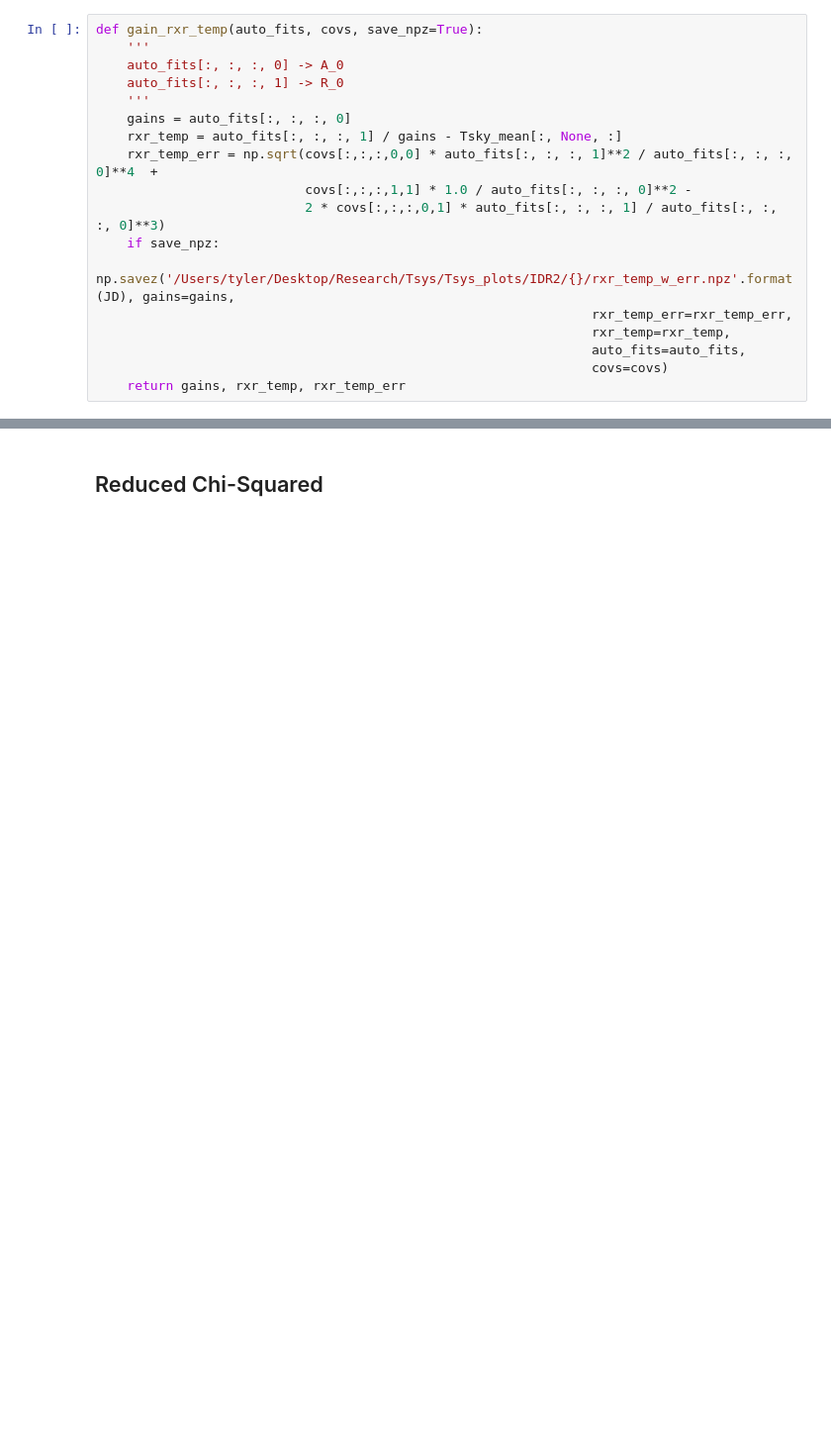
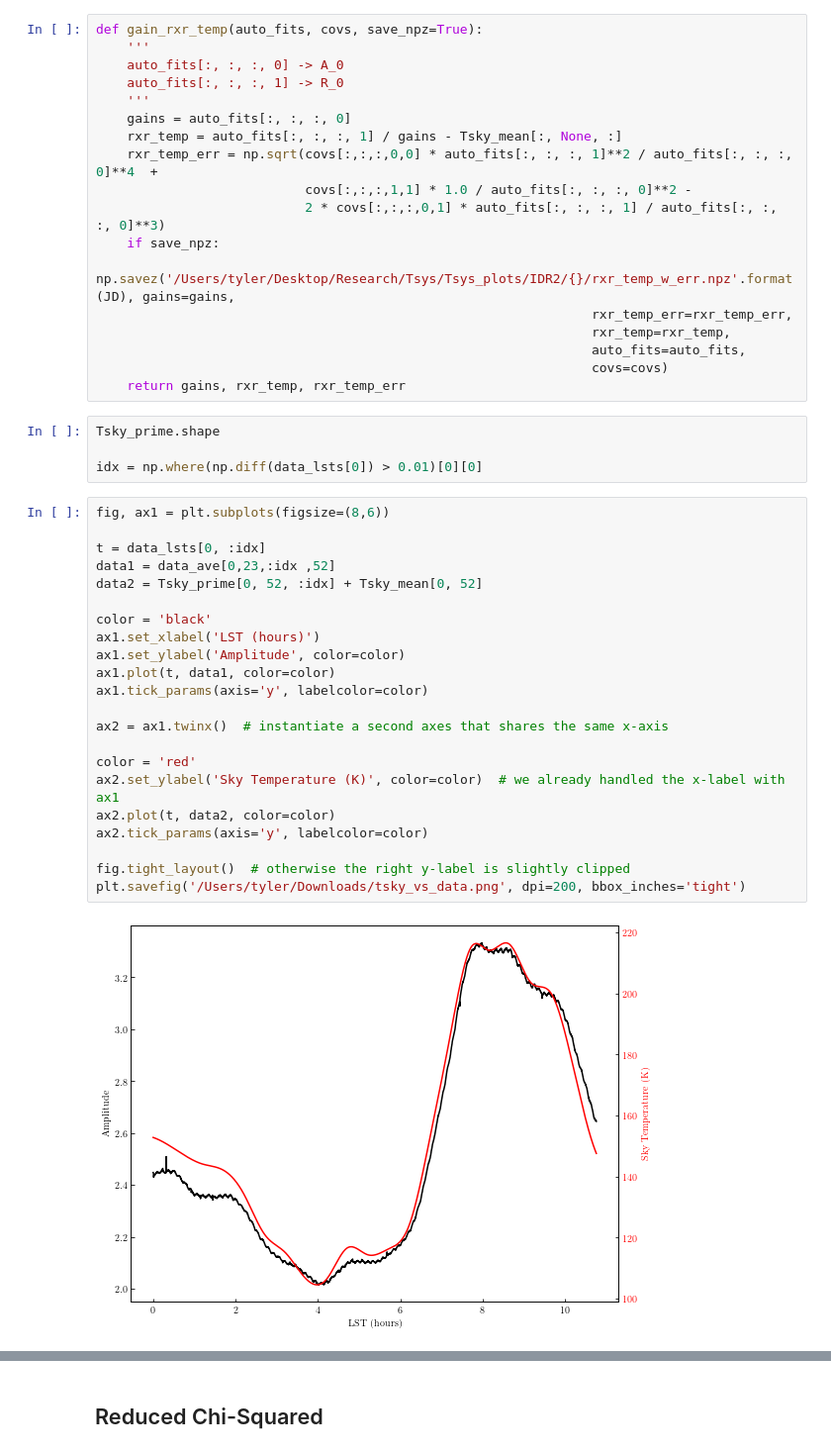
Before and after one commit to tyler-a-cox/HERA_Tsys, a Jupyter notebook: notebooks/HERA_Tsys_goodness_of_fit.ipynb, the cells around one changed output, grey strips where cells are left out. Shown at 99% size. Drawn from its saved outputs; the diff is of its cells as text; blank space fills up the shorter version.

```diff
--- a/notebooks/HERA_Tsys_goodness_of_fit.ipynb
+++ b/notebooks/HERA_Tsys_goodness_of_fit.ipynb
@@ -77,4 +77,32 @@ def gain_rxr_temp(auto_fits, covs, save_npz=True):
                                                                 auto_fits=auto_fits,
                                                                 covs=covs)
     return gains, rxr_temp, rxr_temp_err
+# %%
+Tsky_prime.shape
+
+idx = np.where(np.diff(data_lsts[0]) > 0.01)[0][0]
+# %%
+fig, ax1 = plt.subplots(figsize=(8,6))
+
+t = data_lsts[0, :idx]
+data1 = data_ave[0,23,:idx ,52]
+data2 = Tsky_prime[0, 52, :idx] + Tsky_mean[0, 52]
+
+color = 'black'
+ax1.set_xlabel('LST (hours)')
+ax1.set_ylabel('Amplitude', color=color)
+ax1.plot(t, data1, color=color)
+ax1.tick_params(axis='y', labelcolor=color)
+
+ax2 = ax1.twinx()  # instantiate a second axes that shares the same x-axis
+
+color = 'red'
+ax2.set_ylabel('Sky Temperature (K)', color=color)  # we already handled the x-label with ax1
+ax2.plot(t, data2, color=color)
+ax2.tick_params(axis='y', labelcolor=color)
+
+fig.tight_layout()  # otherwise the right y-label is slightly clipped
+plt.savefig('/Users/tyler/Downloads/tsky_vs_data.png', dpi=200, bbox_inches='tight')
+# %% [output]
+[figure, added]
 # %%
```
Also changed, not shown: parts of 3 cells of this notebook, 4 other files.
